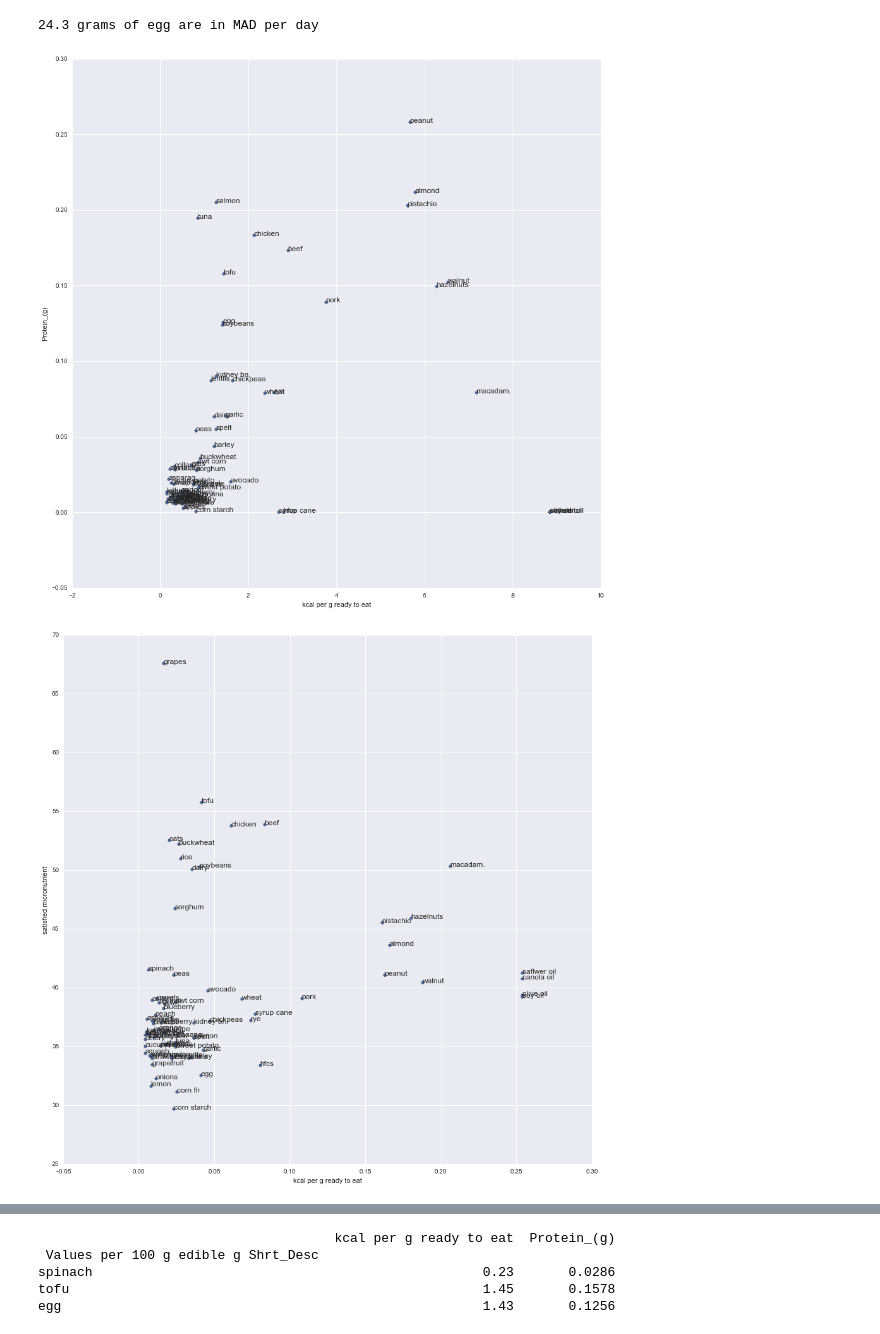
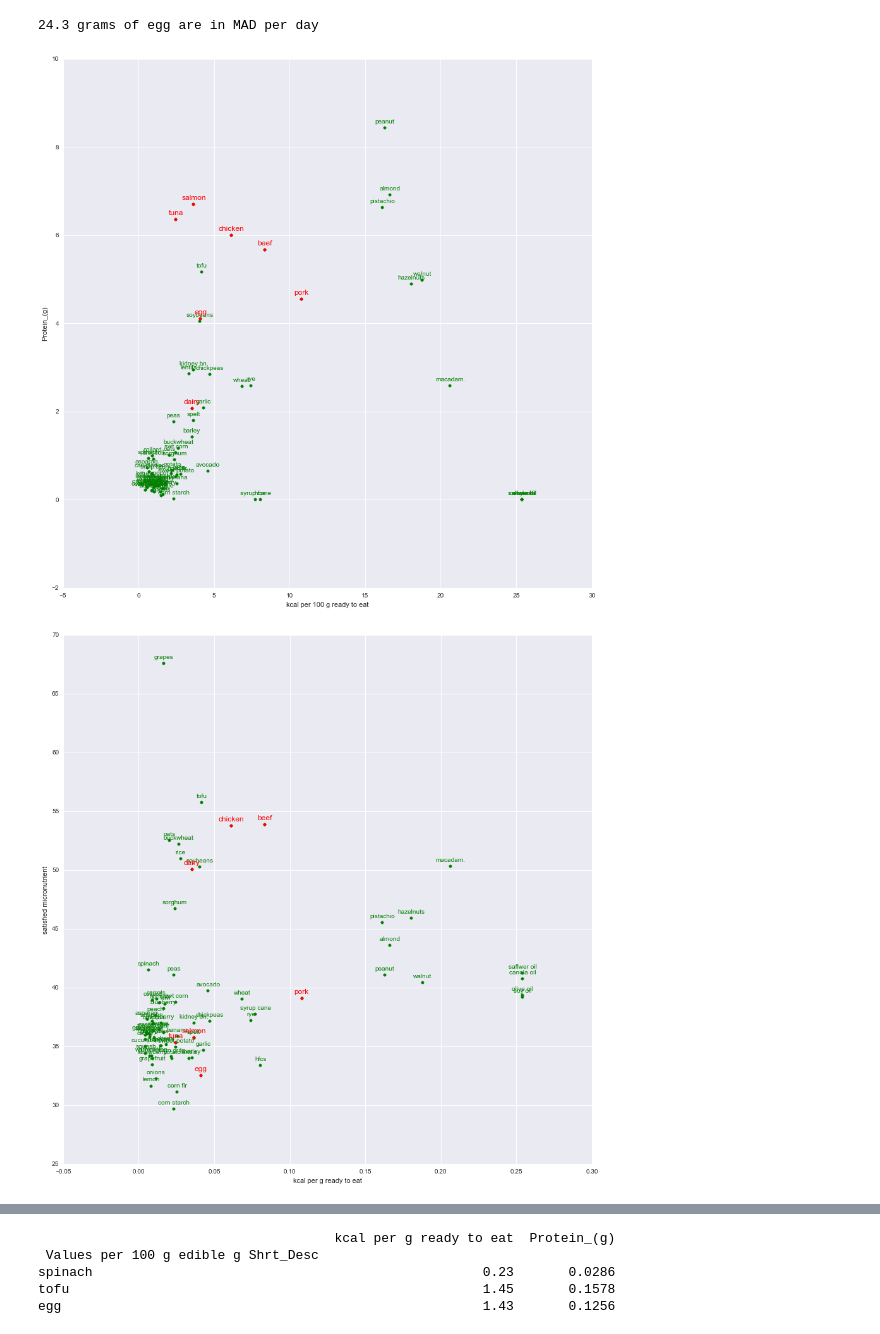
Before and after one commit to eladnoor/replace-animals, a Jupyter notebook: analyze_nutritional_values.ipynb, the cells around one changed output, grey strips where cells are left out. Drawn from its saved outputs; the diff is of its cells as text; code cells hidden in the pictures.

Commit message:
adding colors and fixing units

```diff
--- a/analyze_nutritional_values.ipynb
+++ b/analyze_nutritional_values.ipynb
@@ -111,14 +111,18 @@ food_abbrev = ['almond',
                 'spelt',
                 'saflwer oil',
                 'syrup cane',
-                'hfcs',
-                'beef',
+                'hfcs'
+                ]
+
+ANIMALS =      ['beef',
                 'dairy',
                 'egg',
                 'chicken',
                 'pork',
                 'salmon',
                 'tuna']
+
+food_abbrev += ANIMALS
 
 UDSA_COLNAME = 'USDA groups'
 MAD_COLNAME = 'MAD (kcal/cap/d)'
@@ -148,10 +152,7 @@ usda_group = data_frame[UDSA_COLNAME]
 data.loc[:, nutrient_list[0]] = data[[nutrient_list[0]]] * 0.01 # convert first column from kcal/100g to kcal/g
 for nutr in nutrient_list[1:]:
     # divide by kcal per g / kcal per g ready2eat
-    data.loc[:, nutr] = data.loc[:, nutr] * data.loc[:, nutrient_list[0]] / data_frame.loc[:, ENERGY_COLNAME]
-
-data = data.rename(columns={nutrient_list[0]:'kcal per g ready to eat'})
-nutrient_list[0] = 'kcal per g ready to eat'
+    data.loc[:, nutr] *= data.loc[:, nutrient_list[0]] / data_frame.loc[:, ENERGY_COLNAME]
 
 # calculate how many grams of a certain animal-based food product is consumed in MAD
 animal = 'egg'
@@ -164,7 +165,7 @@ b = data.loc[animal, :] * MADg
 data_normalized = data.copy()
 for food in data.index:
     # divide by kcal per g / kcal per g ready2eat
-    data_normalized.loc[food, :] /= b
+    data_normalized.loc[food, :] *= 100.0 / b
 
 # make a table which holds how much of the <<total>> daily requirement of each
 # micronutrient (the amount provided by the selected animal-based food) is
@@ -176,19 +177,30 @@ data_normalized['satisfied micronutrient'] = micro_in_percent.mean(axis=1)
 # %% [output]
 24.3 grams of egg are in MAD per day
 # %%
+from matplotlib.transforms import offset_copy
+
 def scatterplot(data, x, y):
     fig = plt.figure(figsize=(15,15))
     ax = fig.add_subplot(1, 1, 1)
-    data.plot(x, y, kind='scatter', ax=ax)
+    transOffset = offset_copy(ax.transData, fig=fig, y=6, units='dots')
+    data.plot(x, y, kind='scatter', ax=ax, color='g')
+    data.loc[ANIMALS, :].plot(x, y, kind='scatter', ax=ax, color='r')
 
     for i in list(data.index):
-        ax.text(data[x][i], data[y][i], i, fontsize=12)
+        if i in ANIMALS:
+            ax.text(data[x][i], data[y][i], i, fontsize=12, color='r',
+                    transform=transOffset, horizontalalignment='center',
+                    verticalalignment='bottom')
+        else:
+            ax.text(data[x][i], data[y][i], i, fontsize=10, color='g',
+                    transform=transOffset, horizontalalignment='center',
+                    verticalalignment='bottom')
 # %%
-scatterplot(data, nutrient_list[0], nutrient_list[1])
+scatterplot(data_normalized, nutrient_list[0], nutrient_list[1])
 # %% [output]
-[figure, old version]
+[figure, new version]
 # %%
-scatterplot(data, nutrient_list[0], 'satisfied micronutrient')
+scatterplot(data_normalized, nutrient_list[0], 'satisfied micronutrient')
 # %% [output]
-[figure, old version]
+[figure, new version]
 # %%
```
Also changed, not shown: parts of 1 cell of this notebook.
